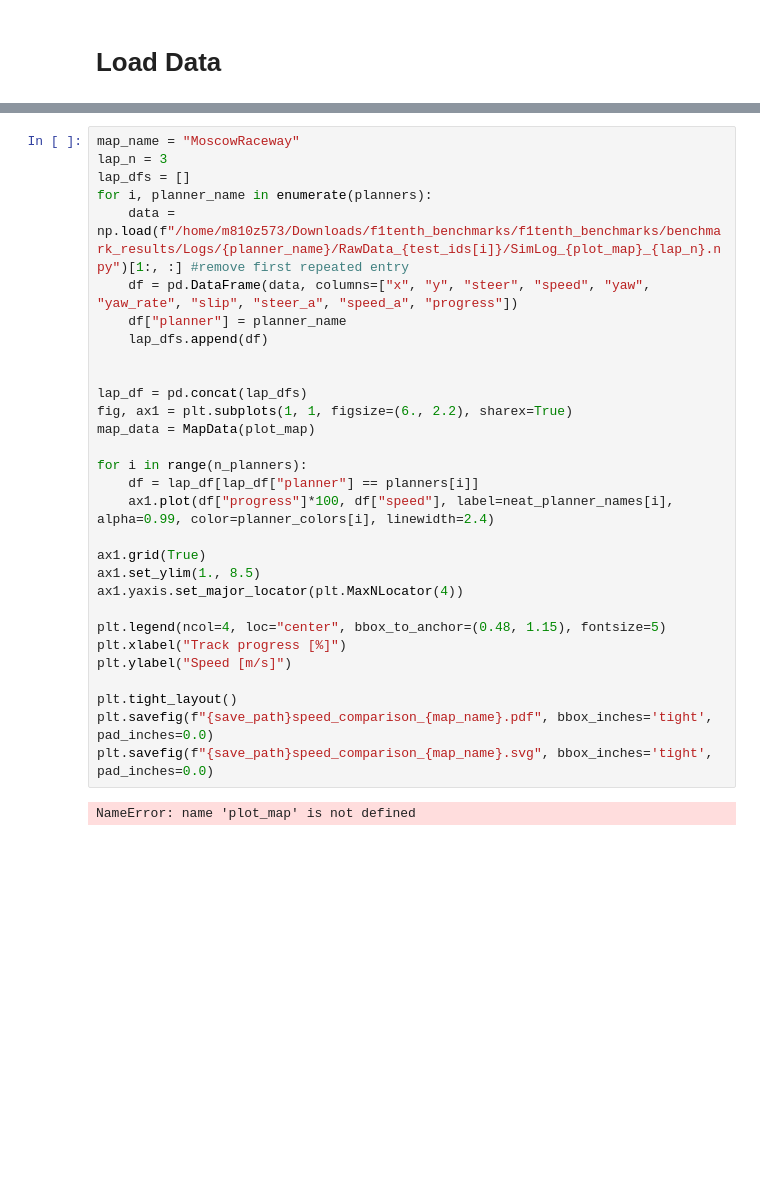
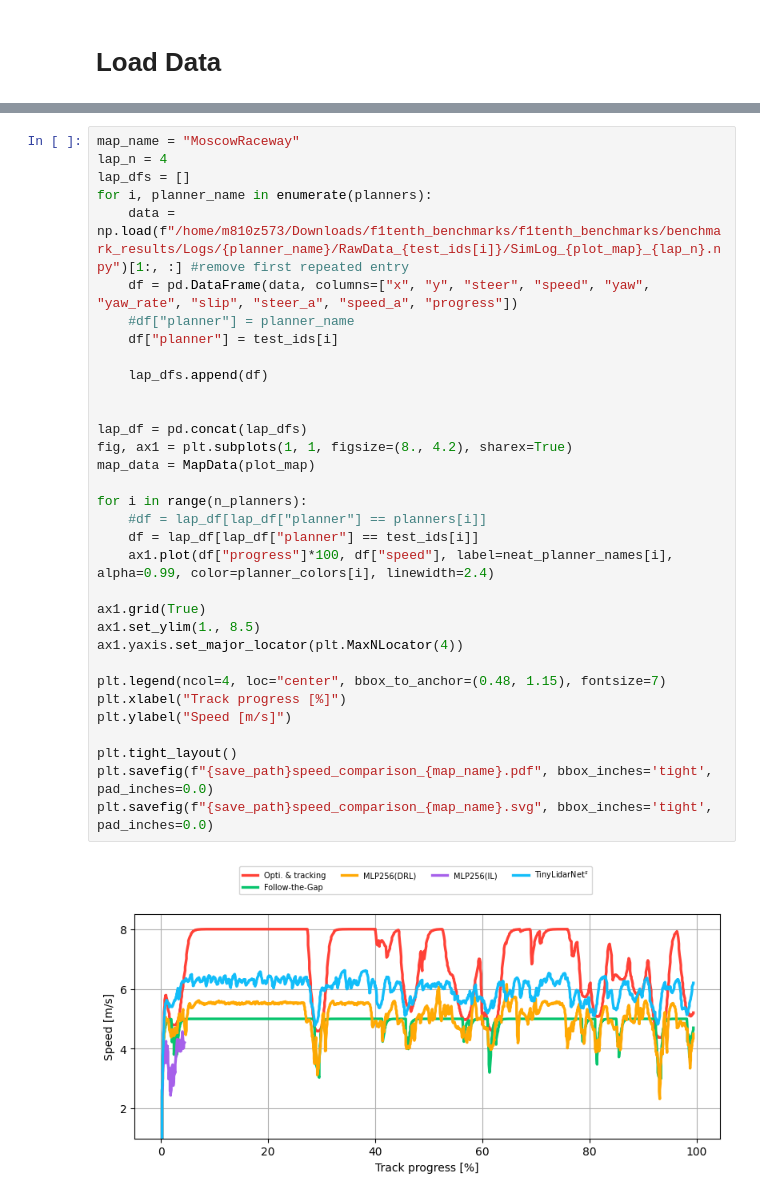
Before and after one commit to bakhbyergyen7/f1tenth_benchmarks, a Jupyter notebook: f1tenth_benchmarks/benchmark_results/tiny_notebook.ipynb, the cells around one changed output, grey strips where cells are left out. Saved outputs shown, nothing was run; the diff lists cells and outputs as text; blank space fills up the shorter version.

```diff
--- a/f1tenth_benchmarks/benchmark_results/tiny_notebook.ipynb
+++ b/f1tenth_benchmarks/benchmark_results/tiny_notebook.ipynb
@@ -143,35 +146,38 @@ plt.savefig(f"{save_path}speed_trajectories_{plot_map}.pdf", bbox_inches='tight'
 # %%
 map_name = "MoscowRaceway"
-lap_n = 3
+lap_n = 4
 lap_dfs = []
 for i, planner_name in enumerate(planners):
     data = np.load(f"/home/m810z573/Downloads/f1tenth_benchmarks/f1tenth_benchmarks/benchmark_results/Logs/{planner_name}/RawData_{test_ids[i]}/SimLog_{plot_map}_{lap_n}.npy")[1:, :] #remove first repeated entry
     df = pd.DataFrame(data, columns=["x", "y", "steer", "speed", "yaw", "yaw_rate", "slip", "steer_a", "speed_a", "progress"])
-    df["planner"] = planner_name
+    #df["planner"] = planner_name
+    df["planner"] = test_ids[i]
+
     lap_dfs.append(df)
 
 
 lap_df = pd.concat(lap_dfs)
-fig, ax1 = plt.subplots(1, 1, figsize=(6., 2.2), sharex=True)
+fig, ax1 = plt.subplots(1, 1, figsize=(8., 4.2), sharex=True)
 map_data = MapData(plot_map)
 
 for i in range(n_planners):
-    df = lap_df[lap_df["planner"] == planners[i]]
+    #df = lap_df[lap_df["planner"] == planners[i]]
+    df = lap_df[lap_df["planner"] == test_ids[i]]
     ax1.plot(df["progress"]*100, df["speed"], label=neat_planner_names[i], alpha=0.99, color=planner_colors[i], linewidth=2.4)
 
 ax1.grid(True)
 ax1.set_ylim(1., 8.5)
 ax1.yaxis.set_major_locator(plt.MaxNLocator(4))
 
-plt.legend(ncol=4, loc="center", bbox_to_anchor=(0.48, 1.15), fontsize=5)
+plt.legend(ncol=4, loc="center", bbox_to_anchor=(0.48, 1.15), fontsize=7)
 plt.xlabel("Track progress [%]")
 plt.ylabel("Speed [m/s]")
 
 plt.tight_layout()
 plt.savefig(f"{save_path}speed_comparison_{map_name}.pdf", bbox_inches='tight', pad_inches=0.0)
 plt.savefig(f"{save_path}speed_comparison_{map_name}.svg", bbox_inches='tight', pad_inches=0.0)
 # %% [output]
-NameError: name 'plot_map' is not defined
+[figure, added]
 # %%
 plot_map = "MoscowRaceway"
 lap_n = 3
```
Also changed, not shown: parts of 4 cells of this notebook, 14 other files.
